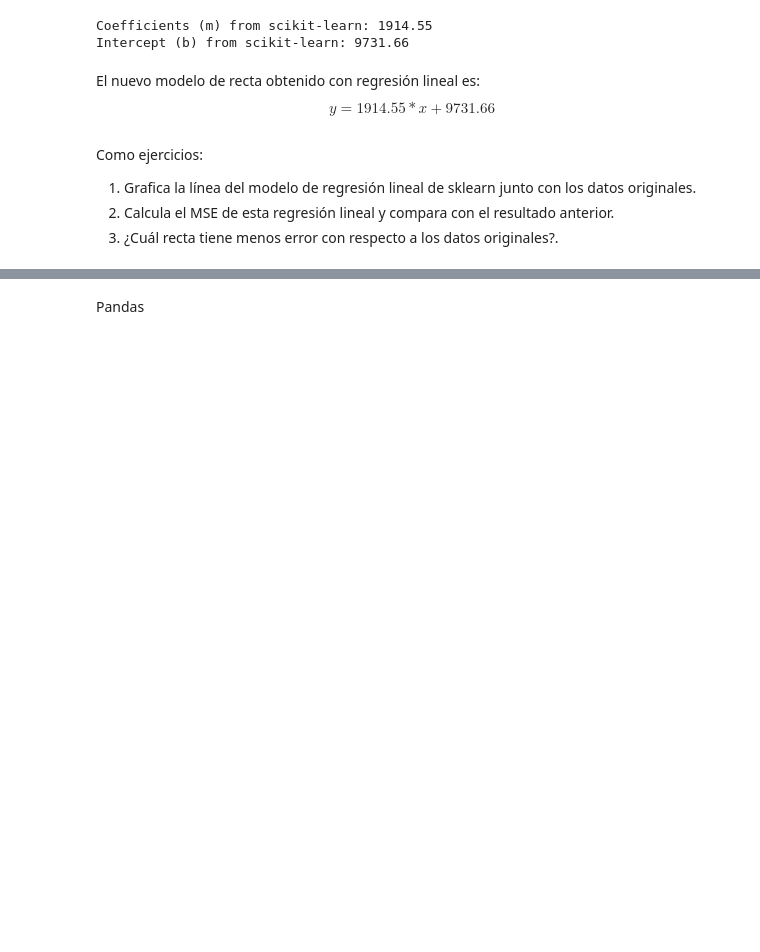
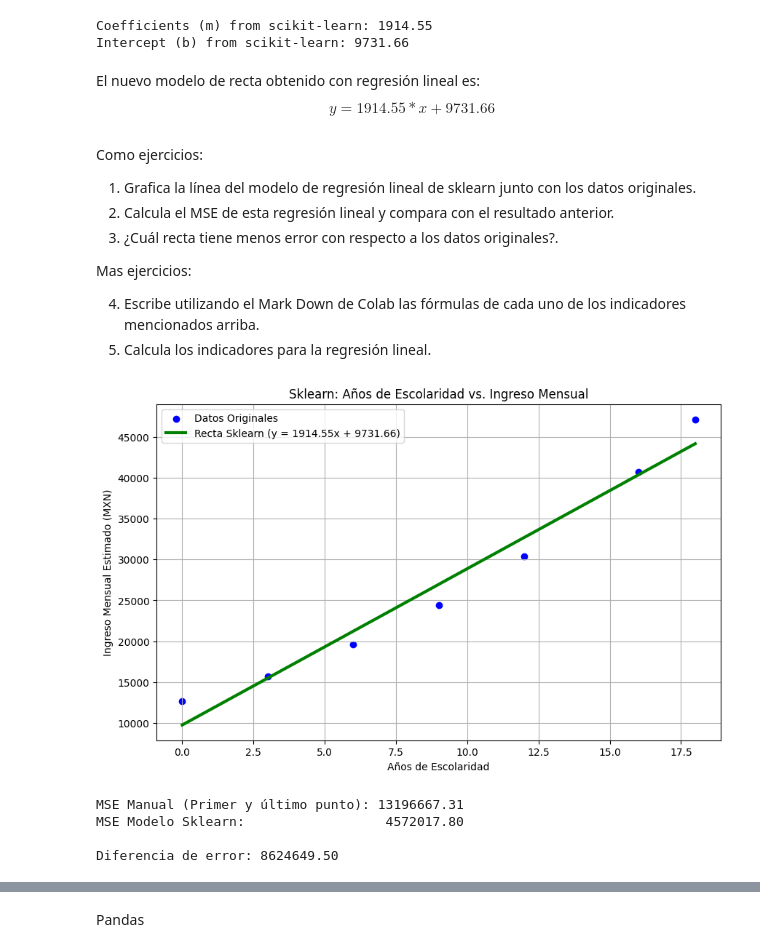
Before and after one commit to VictorCastro135/mineria-de-datos-178920, a Jupyter notebook: Minería_de_Datos.ipynb, the cells around one changed output, grey strips where cells are left out. Saved outputs shown, nothing was run; the diff lists cells and outputs as text; code cells hidden in the pictures; blank space fills up the shorter version.

```diff
--- a/Minería_de_Datos.ipynb
+++ b/Minería_de_Datos.ipynb
@@ -790,3 +790,39 @@ Como ejercicios:
 1) Grafica la línea del modelo de regresión lineal de sklearn junto con los datos originales.
 2) Calcula el MSE de esta regresión lineal y compara con el resultado anterior.
 3) ¿Cuál recta tiene menos error con respecto a los datos originales?.
+
+Mas ejercicios:
+
+4) Escribe utilizando el Mark Down de Colab las fórmulas de cada uno de los indicadores mencionados arriba.
+5) Calcula los indicadores para la regresión lineal.
+# %%
+# Ejercicio 1
+
+y_pred_sklearn = modelo_regresion.predict(X)
+
+plt.figure(figsize=(10, 6))
+plt.scatter(anios_escolaridad, ingreso_mensual_estimado_mx, color='blue', label='Datos Originales')
+plt.plot(anios_escolaridad, y_pred_sklearn, color='green', linewidth=3,
+         label=f'Recta Sklearn (y = {m_sklearn:.2f}x + {b_sklearn:.2f})')
+
+plt.title('Sklearn: Años de Escolaridad vs. Ingreso Mensual')
+plt.xlabel('Años de Escolaridad')
+plt.ylabel('Ingreso Mensual Estimado (MXN)')
+plt.legend()
+plt.grid(True)
+plt.show()
+# %% [output]
+[figure, added]
+# %%
+#Ejercicio 2 y 3:
+from sklearn.metrics import mean_squared_error
+mse_sklearn = mean_squared_error(y, y_pred_sklearn)
+
+print(f"MSE Manual (Primer y último punto): {mse:.2f}")
+print(f"MSE Modelo Sklearn:                  {mse_sklearn:.2f}")
+print(f"\nDiferencia de error: {mse - mse_sklearn:.2f}")
+# %% [output]
+MSE Manual (Primer y último punto): 13196667.31
+MSE Modelo Sklearn:                  4572017.80
+
+Diferencia de error: 8624649.50
```
Also changed, not shown: parts of 10 cells of this notebook.
